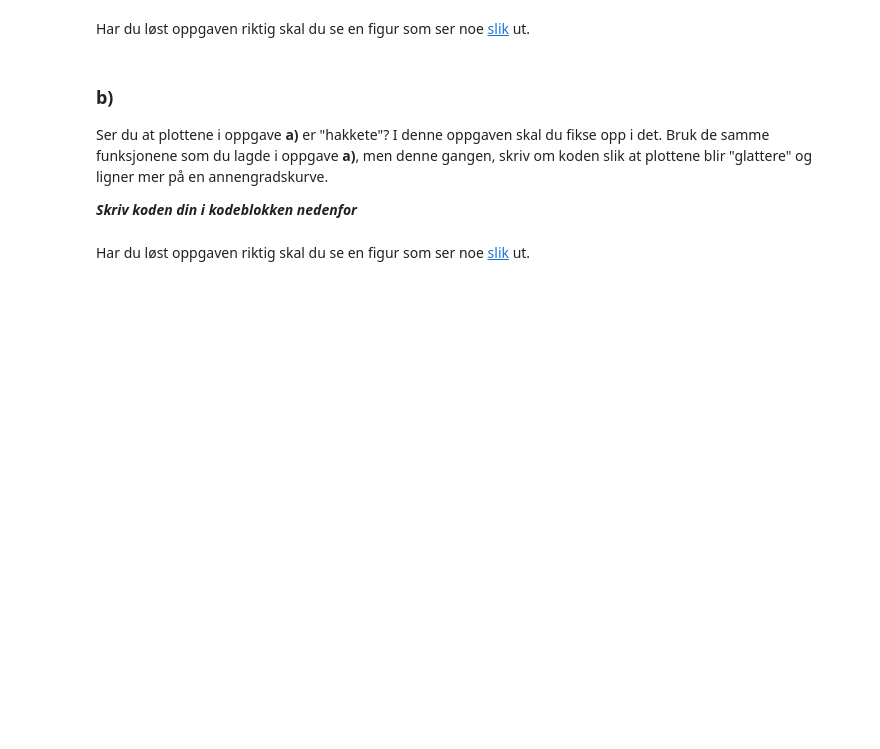
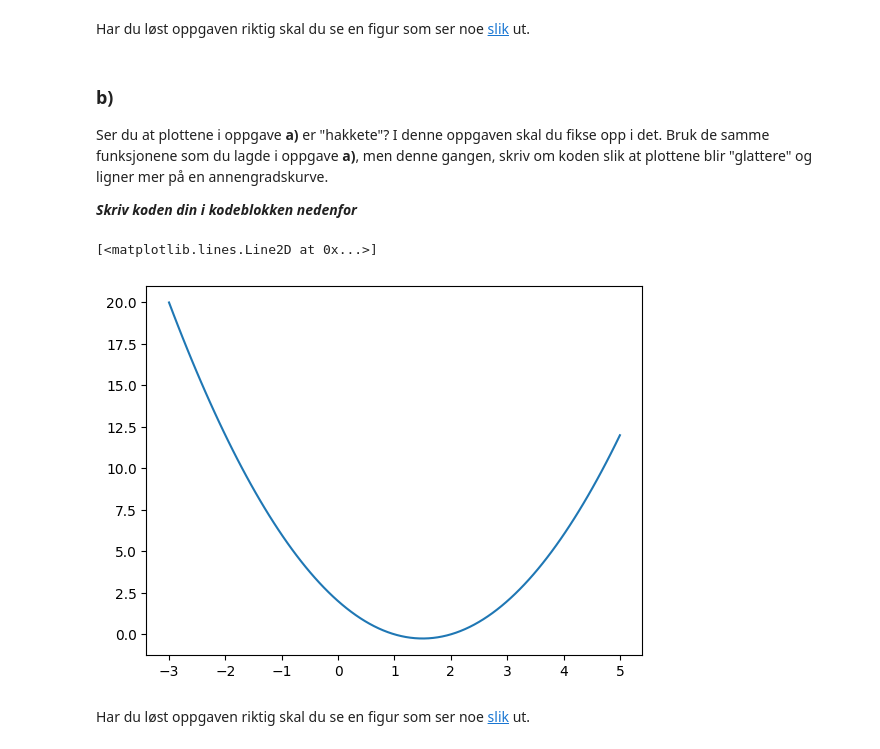
Before and after one commit to erikbjo/pnsobliger24, a Jupyter notebook: oblig2/6_Plotting_1.ipynb, the cells around one changed output. Cells and saved outputs as stored; diff of their text form; code cells hidden in the pictures; blank space fills up the shorter version.

```diff
--- a/oblig2/6_Plotting_1.ipynb
+++ b/oblig2/6_Plotting_1.ipynb
@@ -105,7 +123,14 @@ Ser du at plottene i oppgave **a)** er "hakkete"? I denne oppgaven skal du fikse
 # %%
 #-------------------------------------
 # SKRIV DIN KODE HER!
 #-------------------------------------
+
+x_verdier = np.linspace(-3, 5, 100)
+y_verdier = f(x_verdier)
+plt.plot(x_verdier, y_verdier)
+# %% [output]
+[<matplotlib.lines.Line2D at 0x...>]
+[figure, added]
 # %% [markdown]
 Har du løst oppgaven riktig skal du se en figur som ser noe [slik](Figurer/oppg6b_LF.png) ut.
 # %% [markdown]
```
Also changed, not shown: parts of 6 cells of this notebook, 10 other files.
